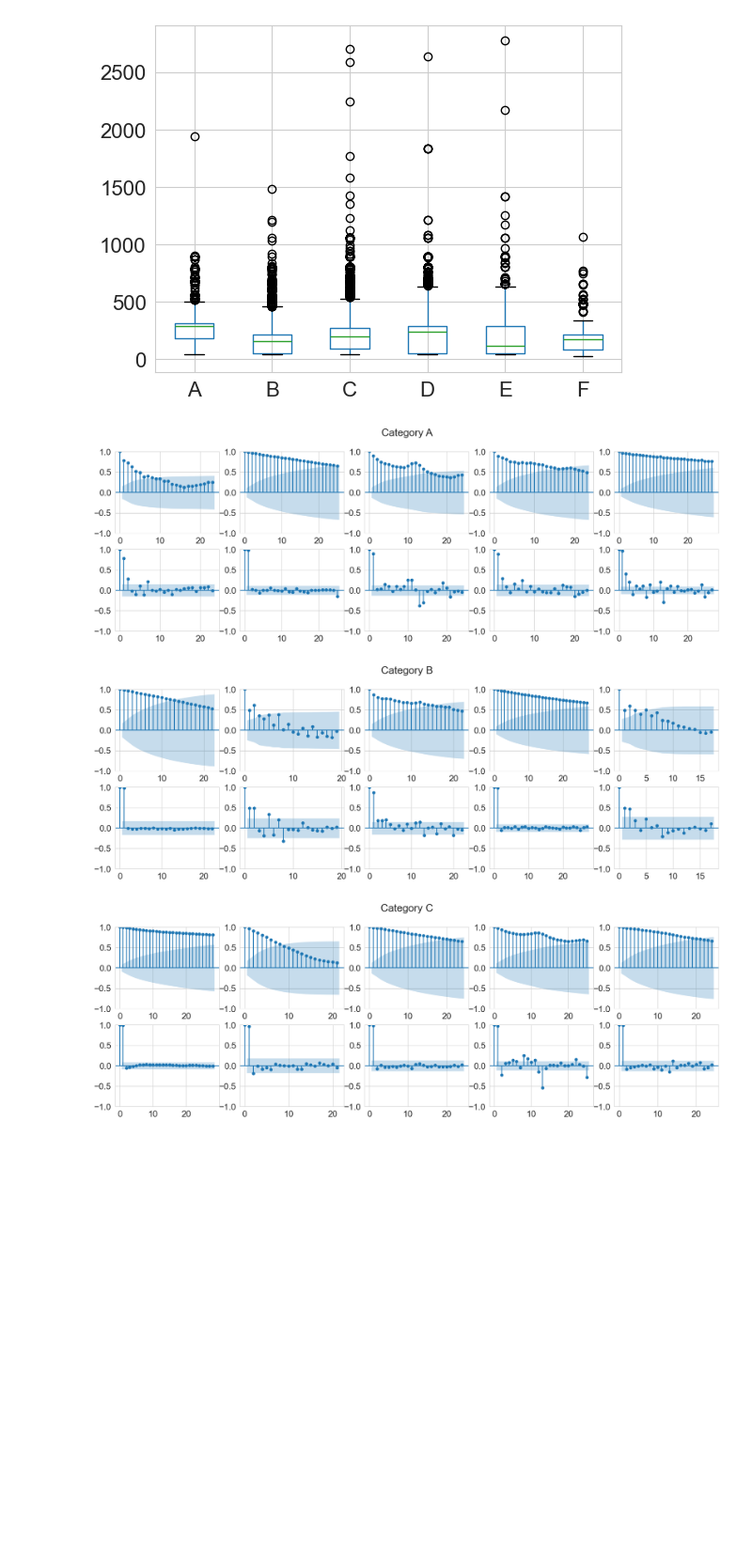
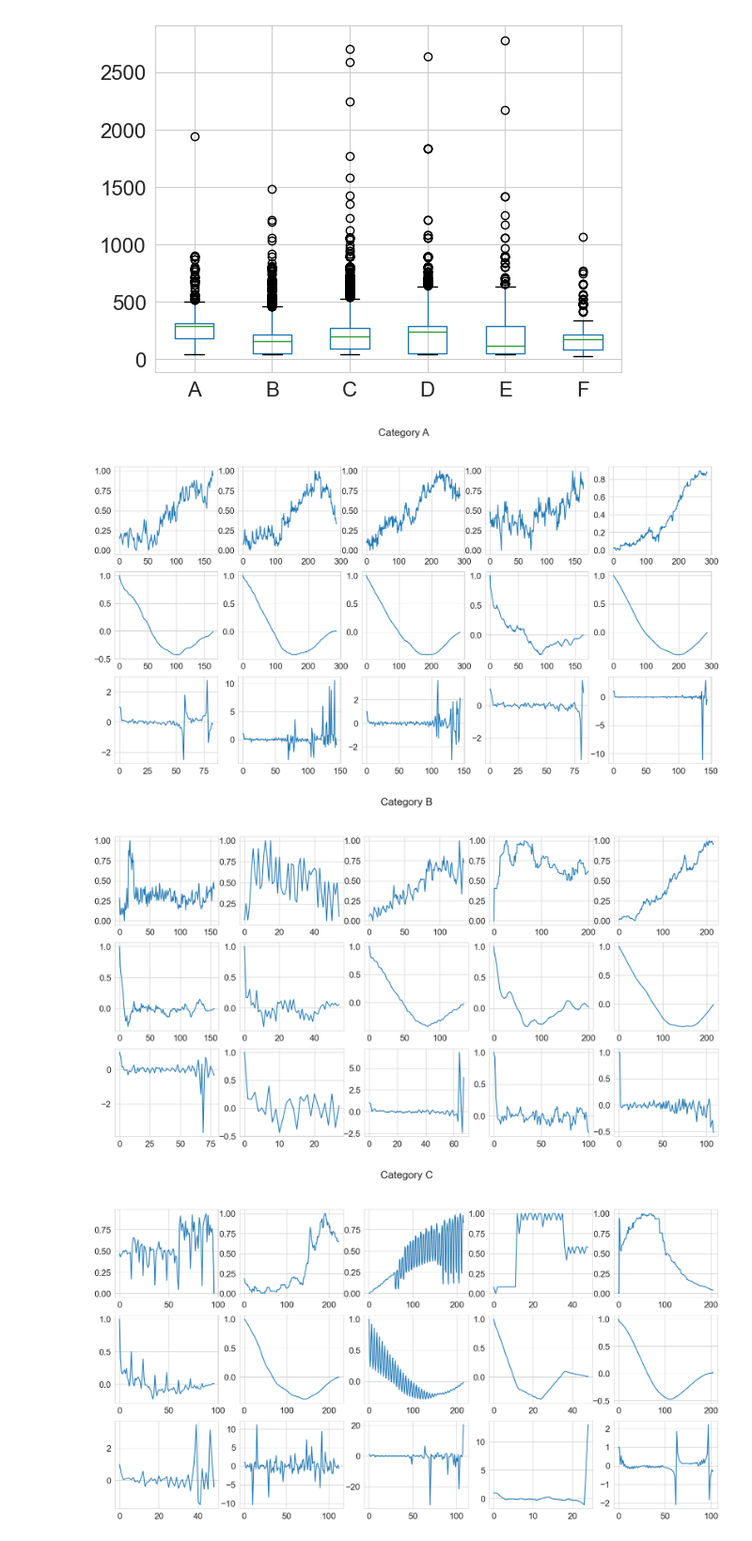
Before and after one commit to FrancescoNegri22/ANNDL-HW2, a Jupyter notebook: DatasetAnalisys.ipynb, the cells around one changed output. Shown at 94% size. Cells and saved outputs as stored; diff of their text form; code cells hidden in the pictures; blank space fills up the shorter version.

```diff
--- a/DatasetAnalisys.ipynb
+++ b/DatasetAnalisys.ipynb
@@ -95,19 +115,21 @@ plt.close()
 # %%
 # Autocorrelation
 
 for c in np.unique(categories):
     n_samples = 5
-    fig, axs = plt.subplots(2, n_samples, figsize=(20, 6))
+    fig, axs = plt.subplots(3, n_samples, figsize=(20, 10))
     timeseries = training_data[categories==c]
     periods = valid_periods[categories==c]
     fig.suptitle("Category " + c)
     for i in range(n_samples):
         index = random.randrange(len(timeseries))
-        plot_acf(timeseries[index][periods[index, 0] : periods[index, 1]], ax=axs[0, i], title='')
-        plot_pacf(timeseries[index][periods[index, 0] : periods[index, 1]], ax=axs[1, i], title='')
+        ts = timeseries[index][periods[index, 0] : periods[index, 1]]
+        axs[0, i].plot(ts)
+        axs[1, i].plot(acf(ts, nlags=len(ts)))
+        axs[2, i].plot(pacf(ts, nlags=len(ts)//2))
     plt.show()
     plt.close()
 # %% [output]
-[figure, old version]
+[figure, new version]
-[figure, old version]
+[figure, new version]
-[figure, old version]
+[figure, new version]
```
Also changed, not shown: parts of 8 cells of this notebook.
